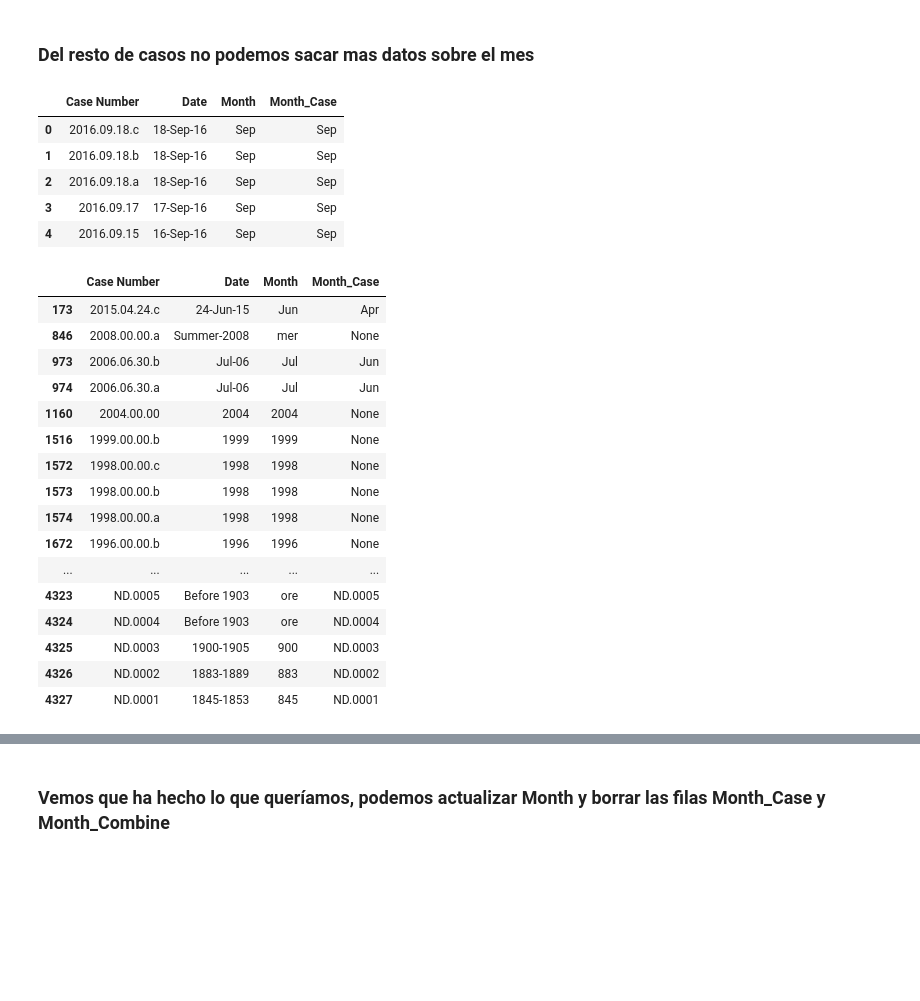
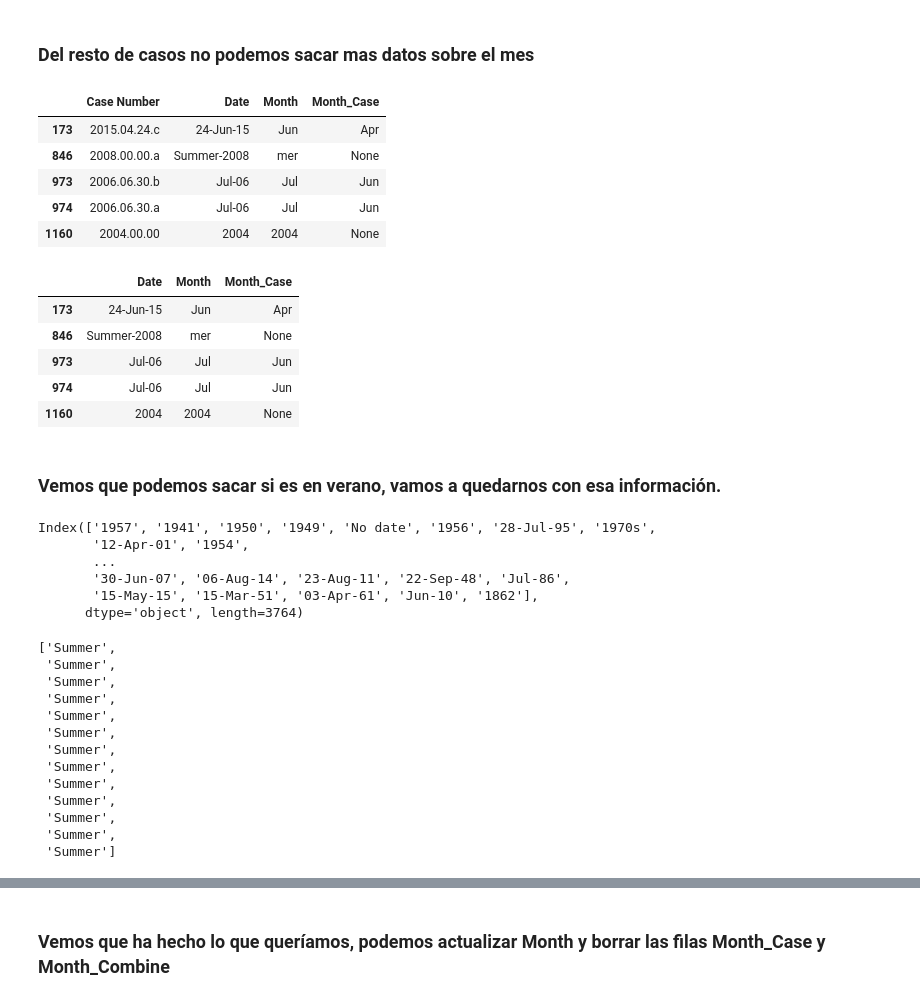
Before and after one commit to jmpchamizo/pandas_project, a Jupyter notebook: project.ipynb, the cells around one changed output, grey strips where cells are left out. Cells and saved outputs as stored; diff of their text form; code cells hidden in the pictures; blank space fills up the shorter version.

```diff
--- a/project.ipynb
+++ b/project.ipynb
@@ -230,7 +228,7 @@ sa_unprovoked_clear[u.is_not_this(*months,lst = sa_unprovoked_clear.Month)].head
 # %% [markdown]
 ### Vemos que se puede sacar a través del número de caso, construimos una función para sacarlo
 # %%
-sa_unprovoked_clear["Month_Case"] = sa_unprovoked_clear["Case Number"].apply(u.get_month_by_case)
+sa_unprovoked_clear["Month_Case"] = sa_unprovoked_clear["Case Number"].apply(u.get_month_from_case)
 sa_unprovoked_clear.Month_Case.value_counts()[sa_unprovoked_clear.Month_Case.value_counts() > 200]
 # %% [output]
 Jul    453
@@ -249,31 +247,48 @@ Name: Month_Case, dtype: int64
 # %% [markdown]
 ### Del resto de casos no podemos sacar mas datos sobre el mes
 # %%
-sa_unprovoked_clear[["Case Number", "Date", "Month", "Month_Case"]].head()
+sa_unprovoked_clear[["Case Number", "Date", "Month", "Month_Case"]][sa_unprovoked_clear.Month != sa_unprovoked_clear.Month_Case].head()
 # %% [output]
 |  | Case Number | Date | Month | Month_Case |
-| 0 | 2016.09.18.c | 18-Sep-16 | Sep | Sep |
-| 1 | 2016.09.18.b | 18-Sep-16 | Sep | Sep |
-| 2 | 2016.09.18.a | 18-Sep-16 | Sep | Sep |
-| 3 | 2016.09.17 | 17-Sep-16 | Sep | Sep |
-| 4 | 2016.09.15 | 16-Sep-16 | Sep | Sep |
+| 173 | 2015.04.24.c | 24-Jun-15 | Jun | Apr |
+| 846 | 2008.00.00.a | Summer-2008 | mer | None |
+| 973 | 2006.06.30.b | Jul-06 | Jul | Jun |
+| 974 | 2006.06.30.a | Jul-06 | Jul | Jun |
+| 1160 | 2004.00.00 | 2004 | 2004 | None |
 # %%
-sa_unprovoked_clear[["Case Number", "Date", "Month", "Month_Case"]][sa_unprovoked_clear.Month != sa_unprovoked_clear.Month_Case]
+sa_unprovoked_clear[["Case Number", "Date", "Month", "Month_Case"]].head()
+sa_unprovoked_clear[[ "Date","Month", "Month_Case"]][sa_unprovoked_clear.Month != sa_unprovoked_clear.Month_Case].head()
 # %% [output]
-|  | Case Number | Date | Month | Month_Case |
-| 173 | 2015.04.24.c | 24-Jun-15 | Jun | Apr |
-| 846 | 2008.00.00.a | Summer-2008 | mer | None |
-| 973 | 2006.06.30.b | Jul-06 | Jul | Jun |
-| 974 | 2006.06.30.a | Jul-06 | Jul | Jun |
-| 1160 | 2004.00.00 | 2004 | 2004 | None |
-| 1516 | 1999.00.00.b | 1999 | 1999 | None |
-| 1572 | 1998.00.00.c | 1998 | 1998 | None |
-| 1573 | 1998.00.00.b | 1998 | 1998 | None |
-| 1574 | 1998.00.00.a | 1998 | 1998 | None |
-| 1672 | 1996.00.00.b | 1996 | 1996 | None |
-| ... | ... | ... | ... | ... |
-| 4323 | ND.0005 | Before 1903 | ore | ND.0005 |
-| 4324 | ND.0004 | Before 1903 | ore | ND.0004 |
-| 4325 | ND.0003 | 1900-1905 | 900 | ND.0003 |
-| 4326 | ND.0002 | 1883-1889 | 883 | ND.0002 |
-| 4327 | ND.0001 | 1845-1853 | 845 | ND.0001 |
+|  | Date | Month | Month_Case |
+| 173 | 24-Jun-15 | Jun | Apr |
+| 846 | Summer-2008 | mer | None |
+| 973 | Jul-06 | Jul | Jun |
+| 974 | Jul-06 | Jul | Jun |
+| 1160 | 2004 | 2004 | None |
+# %% [markdown]
+### Vemos que podemos sacar si es en verano, vamos a quedarnos con esa información.
+# %%
+sa_unprovoked_clear.Date.value_counts().index
+# %% [output]
+Index(['1957', '1941', '1950', '1949', 'No date', '1956', '28-Jul-95', '1970s',
+       '12-Apr-01', '1954',
+       ...
+       '30-Jun-07', '06-Aug-14', '23-Aug-11', '22-Sep-48', 'Jul-86',
+       '15-May-15', '15-Mar-51', '03-Apr-61', 'Jun-10', '1862'],
+      dtype='object', length=3764)
+# %%
+[(re.search(r"^Summer", dat))[0] for dat in sa_unprovoked_clear.Date.value_counts().index if re.search(r"^Summer", dat)]
+# %% [output]
+['Summer',
+ 'Summer',
+ 'Summer',
+ 'Summer',
+ 'Summer',
+ 'Summer',
+ 'Summer',
+ 'Summer',
+ 'Summer',
+ 'Summer',
+ 'Summer',
+ 'Summer',
+ 'Summer']
```
Also changed, not shown: parts of 56 cells of this notebook, 3 other files.
